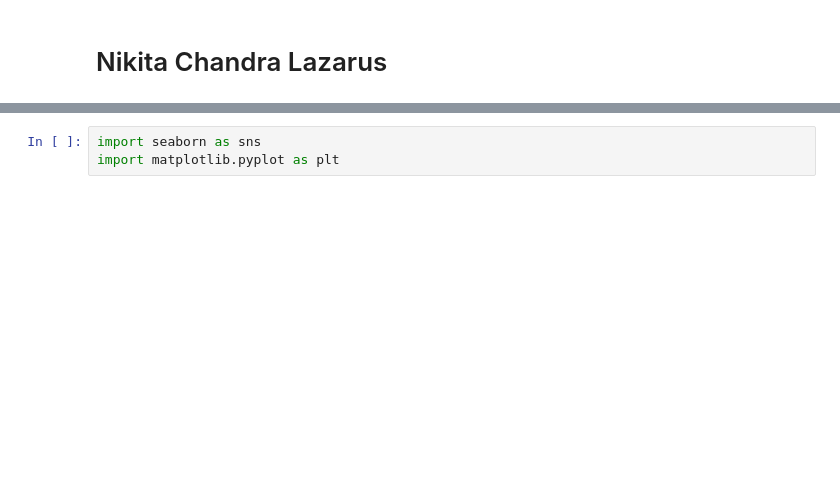
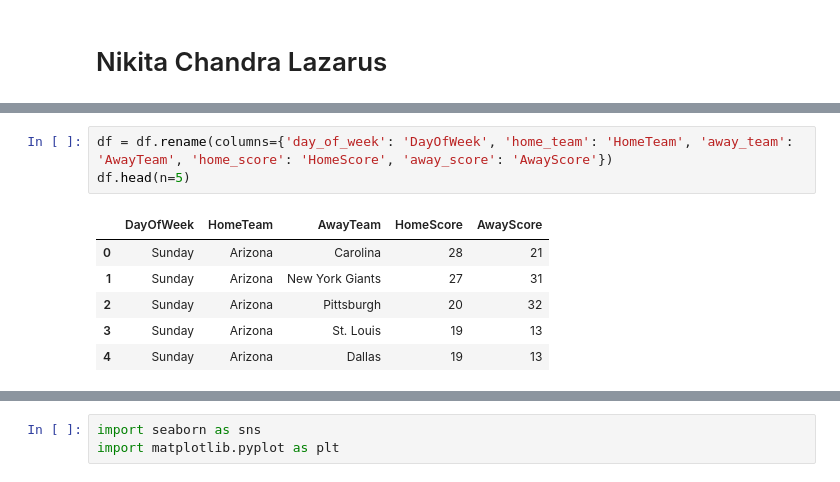
Before and after one commit to ubco-W2022T1-cosc301/project-group03, a Jupyter notebook: notebooks/analysis2.ipynb, the cells around one changed output, grey strips where cells are left out. Saved outputs shown, nothing was run; the diff lists cells and outputs as text; blank space fills up the shorter version.

```diff
--- a/notebooks/analysis2.ipynb
+++ b/notebooks/analysis2.ipynb
@@ -31,0 +94,10 @@ import pandas as pd
+# %%
+df = df.rename(columns={'day_of_week': 'DayOfWeek', 'home_team': 'HomeTeam', 'away_team': 'AwayTeam', 'home_score': 'HomeScore', 'away_score': 'AwayScore'})
+df.head(n=5)
+# %% [output]
+|  | DayOfWeek | HomeTeam | AwayTeam | HomeScore | AwayScore |
+| 0 | Sunday | Arizona | Carolina | 28 | 21 |
+| 1 | Sunday | Arizona | New York Giants | 27 | 31 |
+| 2 | Sunday | Arizona | Pittsburgh | 20 | 32 |
+| 3 | Sunday | Arizona | St. Louis | 19 | 13 |
+| 4 | Sunday | Arizona | Dallas | 19 | 13 |
```
Also changed, not shown: parts of 47 cells of this notebook.
